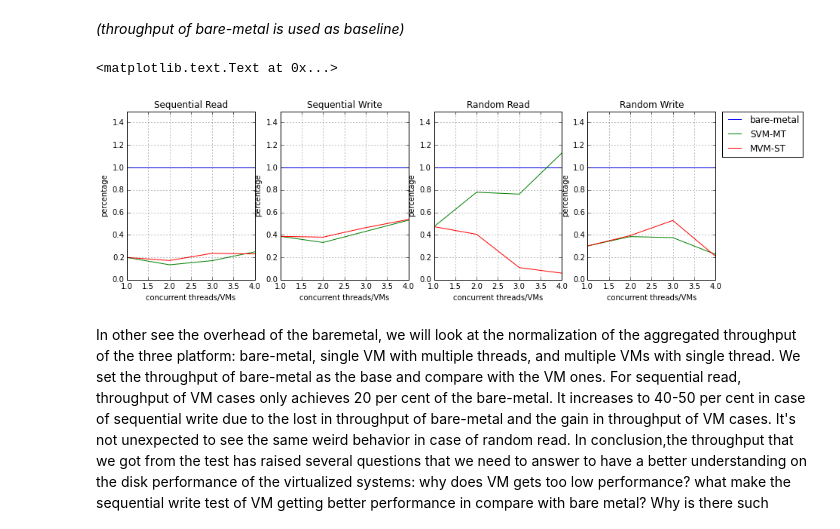
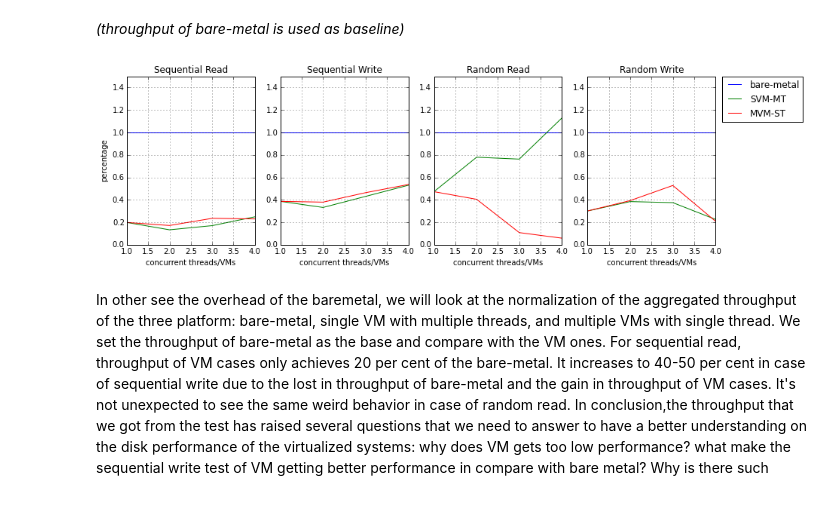
Before and after one commit to hasonhai/io_measurements, a Jupyter notebook: notebook/DiskTest Analysis.ipynb, the cells around one changed output. Drawn from its saved outputs; the diff is of its cells as text; code cells hidden in the pictures.

```diff
--- a/notebook/DiskTest Analysis.ipynb
+++ b/notebook/DiskTest Analysis.ipynb
@@ -297,38 +297,39 @@ plt.plot(x_axis, nml_aggbwsrbf, x_axis, nml_aggbwsrsvm, x_axis, nml_aggbwsrmvm)
 plt.axis([1, 4, 0, 1.5])
 plt.grid(True)
 plt.title('Sequential Read')
 pylab.xlabel('concurrent threads/VMs')
 pylab.ylabel('percentage')
 
 plt.subplot(142)
 plt.plot(x_axis, nml_aggbwswbf, x_axis, nml_aggbwswsvm, x_axis, nml_aggbwswmvm)
 plt.axis([1, 4, 0, 1.5])
 plt.grid(True)
 plt.title('Sequential Write')
 pylab.xlabel('concurrent threads/VMs')
-pylab.ylabel('percentage')
+#pylab.ylabel('percentage')
 
 plt.subplot(143)
 plt.plot(x_axis, nml_aggbwrrbf, x_axis, nml_aggbwrrsvm, x_axis, nml_aggbwrrmvm)
 plt.axis([1, 4, 0, 1.5])
 plt.grid(True)
 plt.title('Random Read')
 pylab.xlabel('concurrent threads/VMs')
-pylab.ylabel('percentage')
+#pylab.ylabel('percentage')
 
 plt.subplot(144)
 plt.plot(x_axis, nml_aggbwrwbf, label = 'bare-metal')
 plt.plot(x_axis, nml_aggbwrwsvm, label = 'SVM-MT')
 plt.plot(x_axis, nml_aggbwrwmvm, label = 'MVM-ST')
 plt.axis([1, 4, 0, 1.5])
 plt.grid(True)
 plt.title('Random Write')
 plt.legend(bbox_to_anchor=(1.05, 1), loc=2, borderaxespad=0.)
 pylab.xlabel('concurrent threads/VMs')
-pylab.ylabel('percentage')
+#pylab.ylabel('percentage')
+
+plt.savefig('nml_throughput.pdf')
 # %% [output]
-<matplotlib.text.Text at 0x...>
-[figure, old version]
+[figure, new version]
 # %% [markdown]
 In other see the overhead of the baremetal, we will look at the normalization of the aggregated throughput of the three platform: bare-metal, single VM with multiple threads, and multiple VMs with single thread. We set the throughput of bare-metal as the base and compare with the VM ones. For sequential read, throughput of VM cases only achieves 20 per cent of the bare-metal. It increases to 40-50 per cent in case of sequential write due to the lost in throughput of bare-metal and the gain in throughput of VM cases. It's not unexpected to see the same weird behavior in case of random read. In conclusion,the throughput that we got from the test has raised several questions that we need to answer to have a better understanding on the disk performance of the virtualized systems: why does VM gets too low performance? what make the sequential write test of VM getting better performance in compare with bare metal? Why is there such weird behavior in case of random read? To answer these, we will look into other metrics of the experiments: Jain Fairness Index, CPU utilisation, Disk Utilization, Context Switching, and number IO per second.
 # %% [markdown]
```
Also changed, not shown: parts of 6 cells of this notebook, 3 other files.
